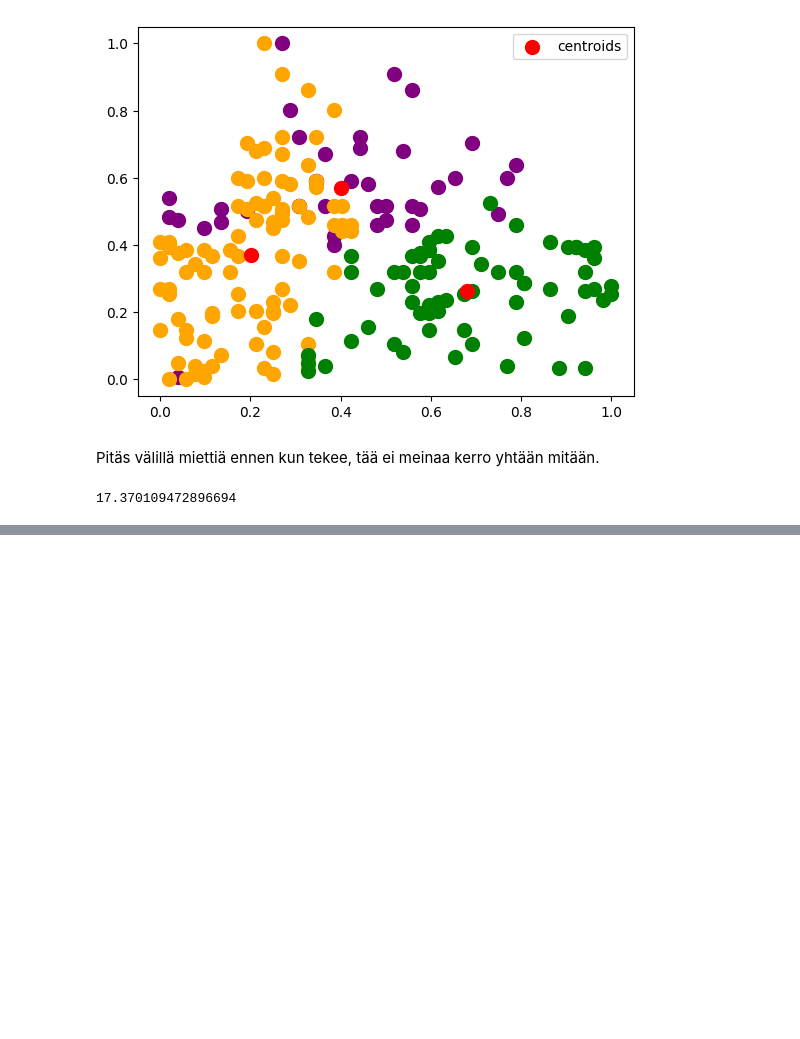
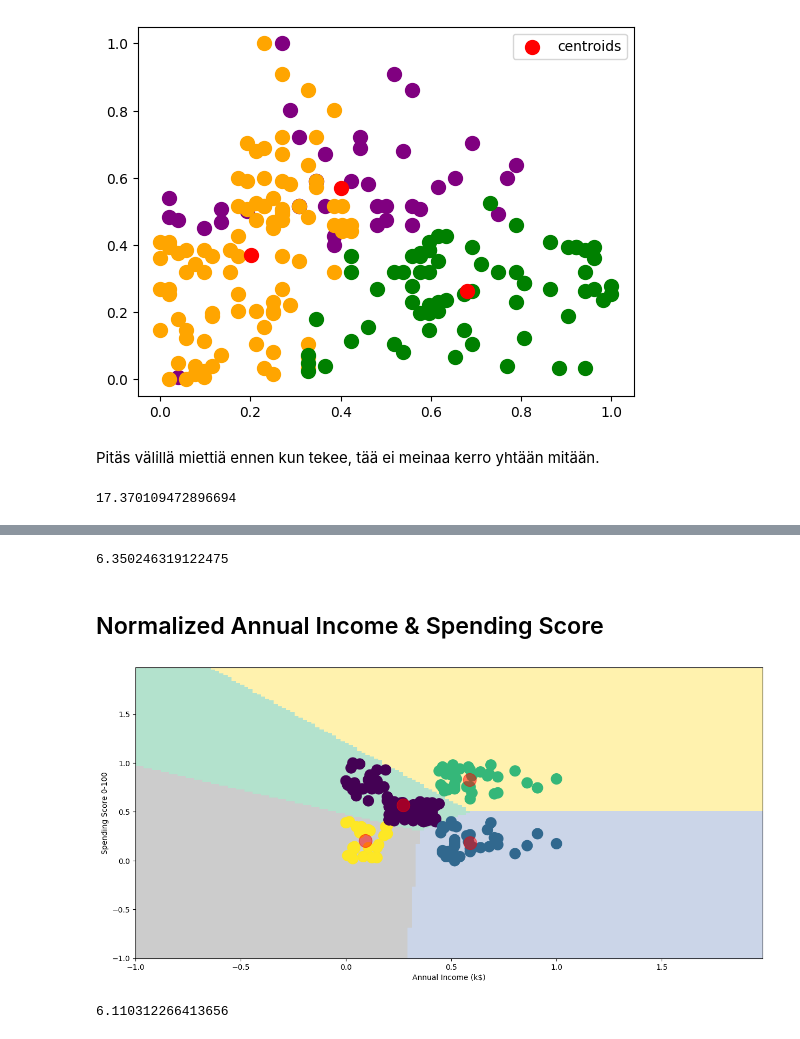
Before and after one commit to Gaires/Machine_Learning_Tehtava2, a Jupyter notebook: testit/testit.ipynb, the cells around one changed output, grey strips where cells are left out. Saved outputs shown, nothing was run; the diff lists cells and outputs as text; code cells hidden in the pictures; blank space fills up the shorter version.

```diff
--- a/testit/testit.ipynb
+++ b/testit/testit.ipynb
@@ -928,0 +1008,44 @@ plt.show()
+# %%
+algoritmi_N.inertia_
+# %% [output]
+6.350246319122475
+# %% [markdown]
+## Normalized Annual Income & Spending Score
+# %%
+inertia=[]
+for n in range(1, 11):
+    alkkis_N = (KMeans(n_clusters=n, init='k-means++', n_init=10, max_iter=300,
+                        tol=0.0001, random_state=0, algorithm='elkan'))
+    alkkis_N.fit(ka4)
+    inertia.append(alkkis_N.inertia_)
+# %%
+alkkis_N=(KMeans(n_clusters=4, init='k-means++', n_init=10, max_iter=1000,
+                  tol=0.0001, random_state=0, algorithm='elkan'))
+alkkis_N.fit(ka4)
+labels4=alkkis_N.labels_
+centroids4=alkkis_N.cluster_centers_
+# %%
+h=0.02
+x_min, x_max=ka4[:,0].min()-1, ka4[:,0].max()+1
+y_min, y_max=ka4[:,1].min()-1, ka4[:,1].max()+1
+
+xx, yy=np.meshgrid(np.arange(x_min, x_max, h), np.arange(y_min, y_max, h))
+Z4=alkkis_N.predict(np.c_[xx.ravel(), yy.ravel()])
+# %%
+plt.figure(1, figsize=(15,7))
+plt.clf()
+Z4=Z4.reshape(xx.shape)
+plt.imshow(Z4,interpolation='nearest',
+           extent=(xx.min(), xx.max(), yy.min(), yy.max()),
+           cmap=plt.cm.Pastel2, aspect='auto', origin='lower')
+
+plt.scatter(x='Annual Income (k$)', y='Spending Score (1-100)', data=df2, c=labels4, s=200)
+plt.scatter(x=centroids4[:,0], y=centroids4[:,1], s=300, c='red', alpha=0.5)
+plt.ylabel('Spending Score 0-100'), plt.xlabel('Annual Income (k$)')
+plt.show()
+# %% [output]
+[figure, added]
+# %%
+alkkis_N.inertia_
+# %% [output]
+6.110312266413656
```
Also changed, not shown: parts of 27 cells of this notebook.
